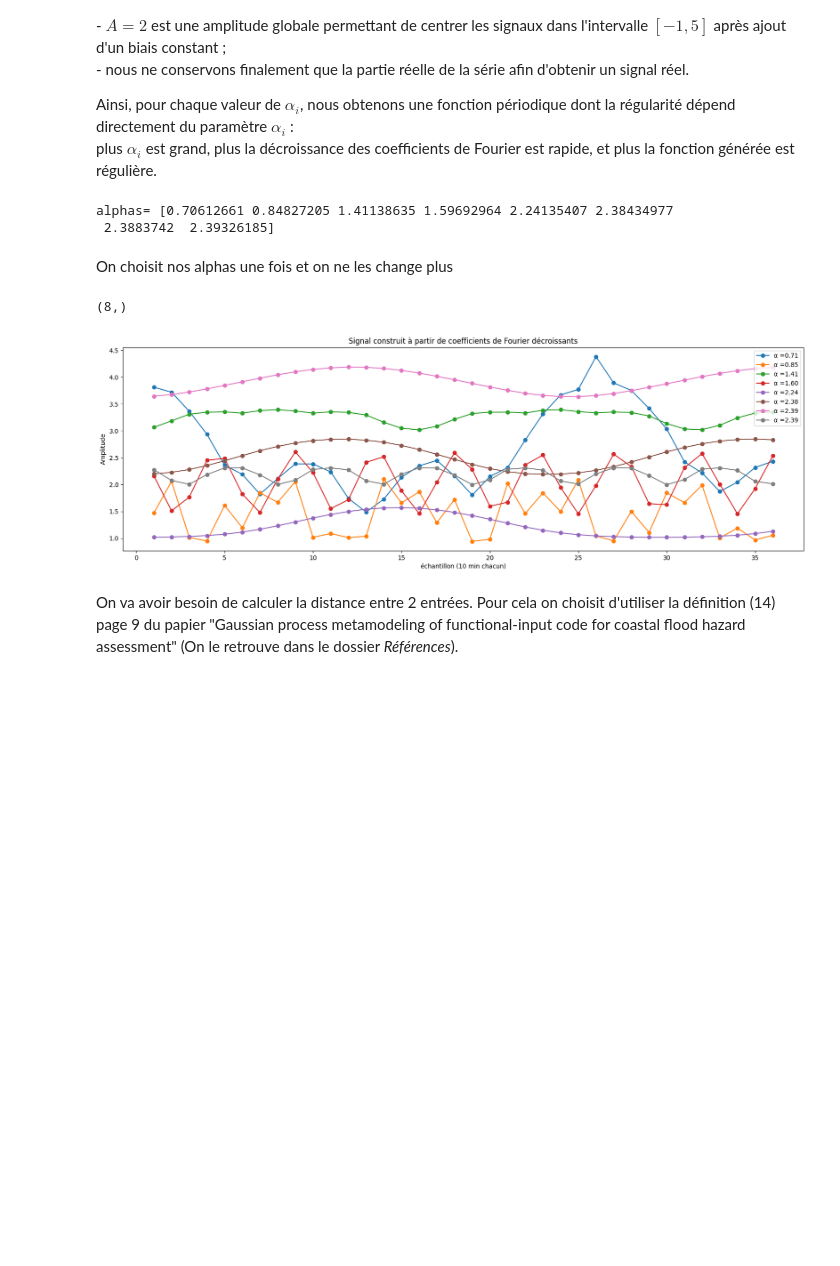
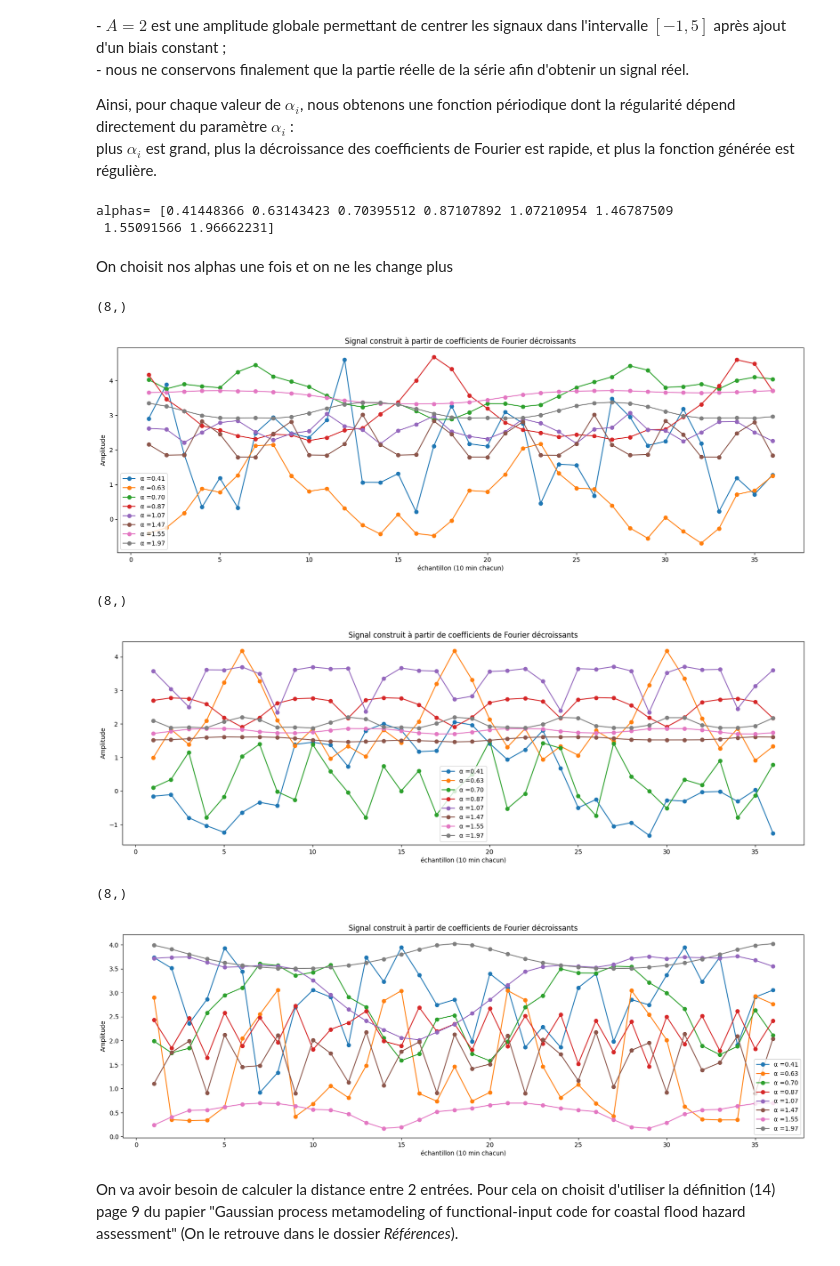
Before and after one commit to Viictordvd/Vigilance-Vagues-Submersion, a Jupyter notebook: DoE Functionnal.ipynb, the cells around one changed output. Cells and saved outputs as stored; diff of their text form; code cells hidden in the pictures; blank space fills up the shorter version.

```diff
--- a/DoE Functionnal.ipynb
+++ b/DoE Functionnal.ipynb
@@ -26,7 +26,7 @@ plus $\alpha_i$ est grand, plus la décroissance des coefficients de Fourier est
 T=36                  # On regarde toutes les 10 minutes pendant 6 heures
 t=np.linspace(1,T,T)    # t=[1,2,...,36]
 
-alphas=np.sort(np.random.uniform(0.5,3,8))
+alphas=np.sort(np.random.uniform(0,2,8))
 print("alphas=",alphas)
 
 def Simulation_aléatoire(alphas):
@@ -48,25 +48,32 @@ def Simulation_aléatoire(alphas):
 
     return np.array([make_func(*p) for p in params], dtype=object)
 # %% [output]
-alphas= [0.70612661 0.84827205 1.41138635 1.59692964 2.24135407 2.38434977
- 2.3883742  2.39326185]
+alphas= [0.41448366 0.63143423 0.70395512 0.87107892 1.07210954 1.46787509
+ 1.55091566 1.96662231]
 # %% [markdown]
 On choisit nos alphas une fois et on ne les change plus
 # %%
-X = Simulation_aléatoire(alphas) # exemple de 8 séries temporelles simulées
-print(X.shape)
+N=3
+for i in range(1,N+1):
 
-plt.figure(figsize=(20,6))
-for i in range(8):
-    plt.plot(t, X[i](t),marker='o',label=f"α ={alphas[i]:.2f}")
-plt.xlabel('échantillon (10 min chacun)')
-plt.ylabel('Amplitude')
-plt.title('Signal construit à partir de coefficients de Fourier décroissants')
-plt.legend()
-plt.show()
+    X = Simulation_aléatoire(alphas) # exemple de 8 séries temporelles simulées
+    print(X.shape)
+
+    plt.figure(figsize=(20,6))
+    for i in range(8):
+        plt.plot(t, X[i](t),marker='o',label=f"α ={alphas[i]:.2f}")
+    plt.xlabel('échantillon (10 min chacun)')
+    plt.ylabel('Amplitude')
+    plt.title('Signal construit à partir de coefficients de Fourier décroissants')
+    plt.legend()
+    plt.show()
 # %% [output]
 (8,)
-[figure, old version]
+[figure, new version]
+(8,)
+[figure, added]
+(8,)
+[figure, added]
 # %% [markdown]
 On va avoir besoin de calculer la distance entre 2 entrées. Pour cela on choisit d'utiliser la définition (14) page 9 du papier "Gaussian process metamodeling of functional-input code
 for coastal flood hazard assessment" (On le retrouve dans le dossier *Références*).
```
Also changed, not shown: parts of 4 cells of this notebook, 16 other files.
